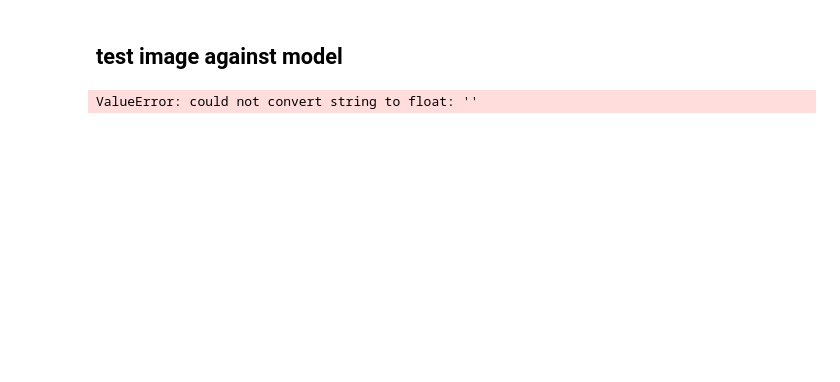
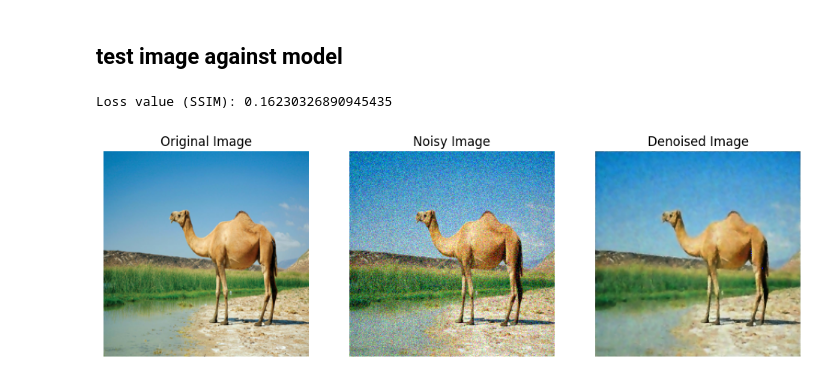
Before and after one commit to GTestaa/industrial-vision, a Jupyter notebook: test123.ipynb, the cells around one changed output. Cells and saved outputs as stored; diff of their text form; code cells hidden in the pictures; blank space fills up the shorter version.

```diff
--- a/test123.ipynb
+++ b/test123.ipynb
@@ -484,24 +526,27 @@ from torchvision import transforms
 from io import BytesIO
 import matplotlib.pyplot as plt
 
+# Set device to use GPU
 device = torch.device("cuda" if torch.cuda.is_available() else "cpu")
 
-# Additional function to convert tensor to PIL Image for visualization
+criterion = SSIMLoss()
+
+# Convert tensor to PIL Image
 def tensor_to_pil(tensor):
     unloader = transforms.ToPILImage()  # Convert tensor to PIL Image
-    image = tensor.cpu().clone()  # Clone the tensor to not do changes on it
-    image = image.squeeze(0)      # Remove the fake batch dimension
+    image = tensor.cpu().clone()
+    image = image.squeeze(0)
     image = unloader(image)
     return image
 
-# Function to fetch image
+# Fetch user entered image
 def fetch_image(url):
     response = requests.get(url)
     img = Image.open(BytesIO(response.content))
     img = img.convert('RGB')
     return img
 
-
+# Add noise to user entered image
 def addnoise(image, noise_level):
     original_image_np = np.array(image)
     standard_deviation = random.uniform(0, noise_level)
@@ -514,63 +559,65 @@ def addnoise(image, noise_level):
     return noisy_image
 
 
-# Function to denoise image using model
+# Denoise user entered image using trained model
 def denoise_image(image):
     model.eval()
 
     preprocess = transforms.Compose([
         transforms.Resize((256, 256)),
         transforms.ToTensor(),
-        # Add any other preprocessing (e.g., normalization)
     ])
 
-    input_tensor = preprocess(image).to(device).unsqueeze(0)  # Add batch dimension
+    input_tensor = preprocess(image).to(device).unsqueeze(0)
     with torch.no_grad():
         output = model(input_tensor)
-    return output.squeeze(0)  # Remove batch dimension
+    return output.squeeze(0)  #
 
-
+# Process user entered image
 def process_image(image_url, noise_level):
     original_image = fetch_image(image_url)
     original_image = original_image.resize((256, 256))
     noisy_image = addnoise(original_image, noise_level)
 
-    # Convert original_image to tensor for loss computation
+    # Convert noisy image to tensor
     preprocess = transforms.Compose([
         transforms.Resize((256, 256)),
         transforms.ToTensor(),
     ])
+
     original_image_tensor = preprocess(original_image).to(device)
 
     denoised_image_tensor = denoise_image(noisy_image)
     denoised_image = tensor_to_pil(denoised_image_tensor)
 
-    # Compute loss
-    loss = F.mse_loss(denoised_image_tensor, original_image_tensor)
-    print(f"Loss value (MSE): {loss.item()}")
+    #loss = F.mse_loss(denoised_image_tensor, original_image_tensor)
+    loss = criterion(denoised_image_tensor, original_image_tensor)
+
+    print(f"Loss value (SSIM): {loss.item()}")
 
     # Visualization
     plt.figure(figsize=(12, 4))
     plt.subplot(1, 3, 1)
     plt.imshow(original_image)
     plt.title("Original Image")
     plt.axis('off')
 
     plt.subplot(1, 3, 2)
     plt.imshow(noisy_image)
     plt.title("Noisy Image")
     plt.axis('off')
 
     plt.subplot(1, 3, 3)
     plt.imshow(denoised_image)
     plt.title("Denoised Image")
     plt.axis('off')
 
     plt.show()
 
 
 image_url = input("Enter the URL of the image to denoise: \n")
 noise_level = float(input("Enter the noise level (0-100): \n"))
 process_image(image_url, noise_level)
 # %% [output]
-ValueError: could not convert string to float: ''
+Loss value (SSIM): 0.16230326890945435
+[figure, added]
```
Also changed, not shown: parts of 26 cells of this notebook, 3 other files.
